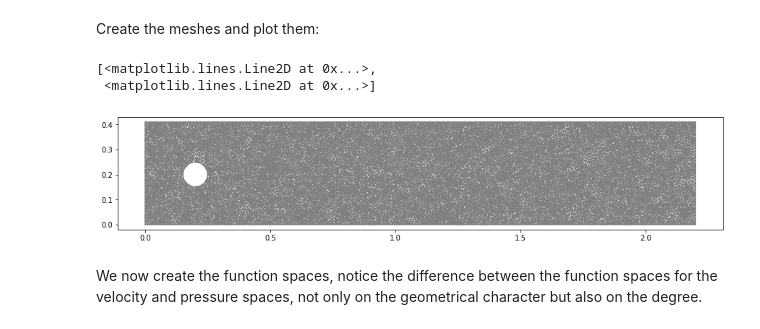
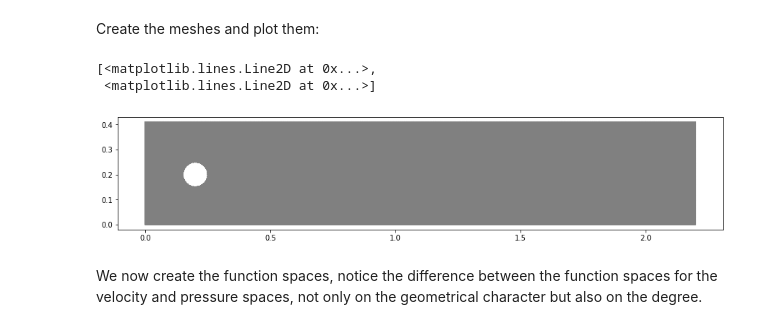
Before and after one commit to reula/Curso-Python, a Jupyter notebook: Fenics_tut/my_navier_stokes_cyl.ipynb, the cells around one changed output. Drawn from its saved outputs; the diff is of its cells as text; code cells hidden in the pictures.

```diff
--- a/Fenics_tut/my_navier_stokes_cyl.ipynb
+++ b/Fenics_tut/my_navier_stokes_cyl.ipynb
@@ -100,35 +100,35 @@ if case0:
     channel = Rectangle(Point(0, 0), Point(length, width))
     domain = channel
 
 elif case3:
     length = 2.
     width = 1.
 
     mesh = RectangleMesh(Point(0, 0), Point(length, width), 256, 256);
     #channel = Rectangle(Point(0, 0), Point(length, width))
     #domain = channel
 
 else:
     length = 2.2
     width = 0.41
     center_x = 0.2
     center_y = 0.2 #width / 2.
     radious = 0.05 #width / 4.
 
     channel = Rectangle(Point(0, 0), Point(length, width))
     cylinder = Circle(Point(center_x, center_y), radious)
     domain = channel - cylinder
 
 
-mesh = generate_mesh(domain, 128)
+mesh = generate_mesh(domain, 256)
 
 # Plot mesh
 plt.figure(figsize=(15,20))
 plot(mesh)
 # %% [output]
 [<matplotlib.lines.Line2D at 0x...>,
  <matplotlib.lines.Line2D at 0x...>]
-[figure, old version]
+[figure, new version]
 # %% [markdown]
 We now create the function spaces, notice the difference between the function spaces for the velocity and pressure spaces, not only on the geometrical character but also on the degree.
 # %%
```
Also changed, not shown: parts of 3 cells of this notebook, 5 other files.
